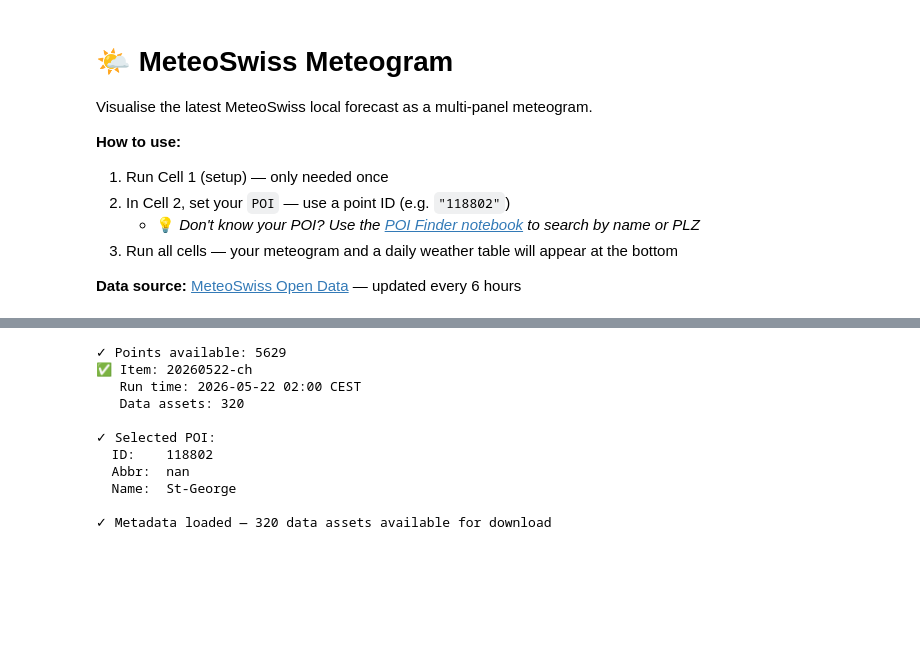
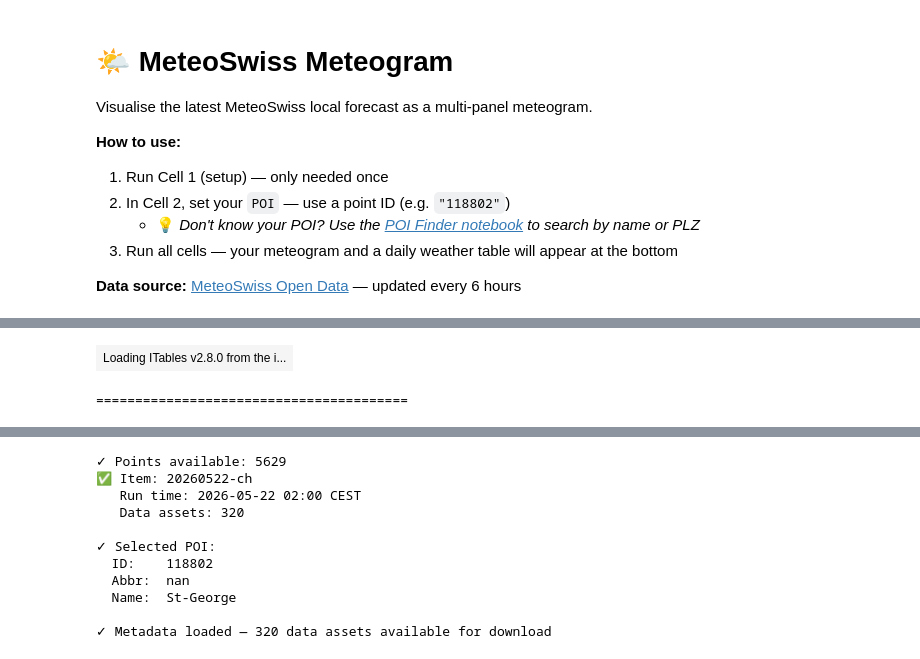
Before and after one commit to MeteoSwiss/opendata-localforecast-demos, a Jupyter notebook: notebooks/Meteogram.ipynb, the cells around one changed output, grey strips where cells are left out. Drawn from its saved outputs; the diff is of its cells as text; code cells hidden in the pictures; blank space fills up the shorter version.

Commit message:
add a table at the begining of the notebook to let the user search a POI

```diff
--- a/notebooks/Meteogram.ipynb
+++ b/notebooks/Meteogram.ipynb
@@ -15,6 +15,7 @@ Visualise the latest MeteoSwiss local forecast as a multi-panel meteogram.
 # Cell 1 — Setup: Imports & Constants
 # =============================================================================
 %pip install openpyxl
+%pip install itables
 # --- Imports ---
 import httpx
 import pandas as pd
@@ -47,6 +48,8 @@ UTC_TZ = ZoneInfo("UTC")
 meta_response = httpx.get(METADATA_URL, follow_redirects=True, timeout=30)
 meta_response.raise_for_status()
 meta_df = pd.read_csv(StringIO(meta_response.content.decode("latin-1")), sep=";")
+
+POI_METADATA_URL = "https://data.geo.admin.ch/ch.meteoschweiz.ogd-local-forecasting/ogd-local-forecasting_meta_point.csv"
 
 # Build parameter lookups from metadata
 PARAM_PANELS = dict(zip(meta_df["parameter_shortname"], meta_df["parameter_group_en"]))
@@ -124,62 +136,26 @@ Note: you may need to restart the kernel to use updated packages.
 # Cell 2 — Configuration
 # =============================================================================
 
-# --- User settings (edit these) ---
+import itables
+from itables import show
 
-# POI identifier: point_id
-POI = "118802"
+# --- 1. Interactive POI Finder ---
+try:
+    POI_METADATA_URL = "https://data.geo.admin.ch/ch.meteoschweiz.ogd-local-forecasting/ogd-local-forecasting_meta_point.csv"
+    df_pois = pd.read_csv(POI_METADATA_URL, sep=';', encoding='latin-1')
 
-# Language for labels: "de", "fr", "it", "en"
-LANG = "en"
+    print("--- POI SEARCH TABLE ---")
+    print("Use the search box in the table to find your location, then copy the 'point_id'.")
 
-# Panels to display — choose from PANEL_ORDER:
-#   "Temperature", "Precipitation", "Wind", "Sunshine", "Radiation", "Clouds"
-# Use "all" for all panels, or a list like ["Temperature", "Precipitation"]
-PANELS = "all"
-# Show a daily weather summary table below the meteogram
-SHOW_SUMMARY_TABLE = True
+    # Configure itables to be compact and searchable
+    itables.options.classes = ["display", "nowrap", "compact"]
+    itables.options.maxBytes = 0  # Ensure the full list of 5000+ POIs is searchable
 
-# --- Nothing to edit below this line ---
-if PANELS == "all":
-    selected_panels = PANEL_ORDER.copy()
-elif isinstance(PANELS, str):
-    selected_panels = [PANELS] if PANELS in PANEL_ORDER else []
-else:
-    selected_panels = [panel for panel in PANELS if panel in PANEL_ORDER]
+    # Show the table with relevant columns
+    show(df_pois[['point_id', 'point_name', 'postal_code', 'station_abbr']],
+         scrollX=True, lengthMenu=[5, 10, 20])
 
-invalid_panels = [
-    panel for panel in (PANELS if isinstance(PANELS, (list, tuple)) else [PANELS])
-    if panel != "all" and panel not in PANEL_ORDER
-]
-if invalid_panels:
-    raise ValueError(
-        f"Unknown panel(s): {invalid_panels}. "
-        f"Valid panels are: {PANEL_ORDER}"
-    )
-
-# ... (keep your existing code above) ...
-
-selected_params = [
-    shortname for shortname, panel in PARAM_PANELS.items()
-    if panel in selected_panels
-]
-
-# --- Filter out verification parameters ---
-
-# Parameters to exclude (verification only / not available for all POIs)
-EXCLUDE_PARAMS = ['rka150d0', 'tre200dn', 'tre200dx']
-
-# Filter the list (using 'selected_params' instead of 'resolved_params')
-selected_params = [
-    p for p in selected_params
-    if p not in EXCLUDE_PARAMS
-]
-
-print(f"✓ Configuration complete for POI {POI}")
-print(f"✓ Selected {len(selected_params)} parameters across {len(selected_panels)} panels")
-
-print(f"POI:      {POI}")
-print(f"Language: {LANG}")
-print(f"Panels:   {', '.join(selected_panels) or 'none'}")
-print(f"Parameters to fetch: {len(selected_params)}")
+    print("="*40)
+except Exception as e:
+    print(f"Note: Could not load itables search ({e}). Proceeding with manual ID.")
 # %% [output]
@@ -191,0 +164,2 @@ Parameters to fetch: 27
+| Loading ITables v2.8.0 from the i... |
+========================================
```
Also changed, not shown: parts of 3 cells of this notebook.
